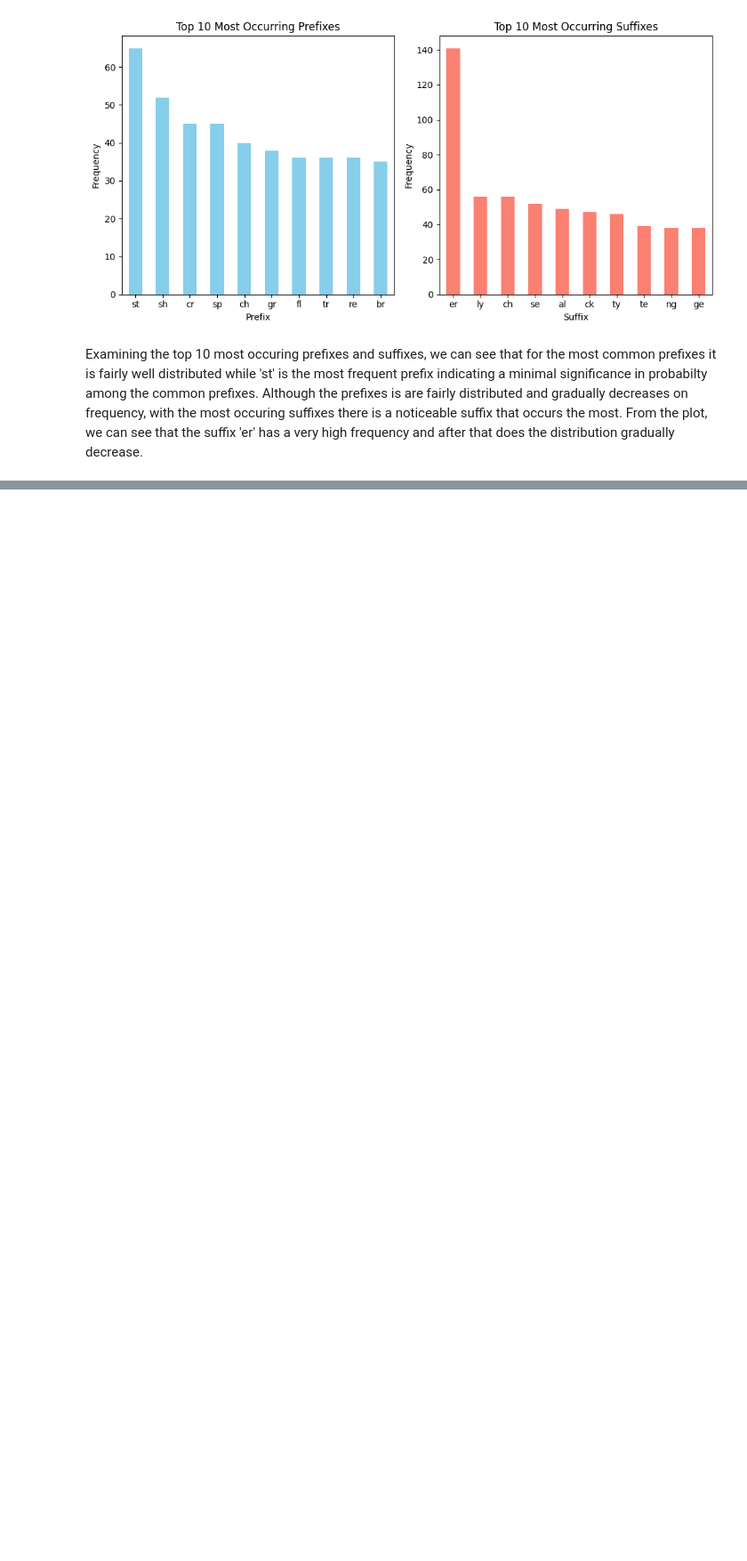
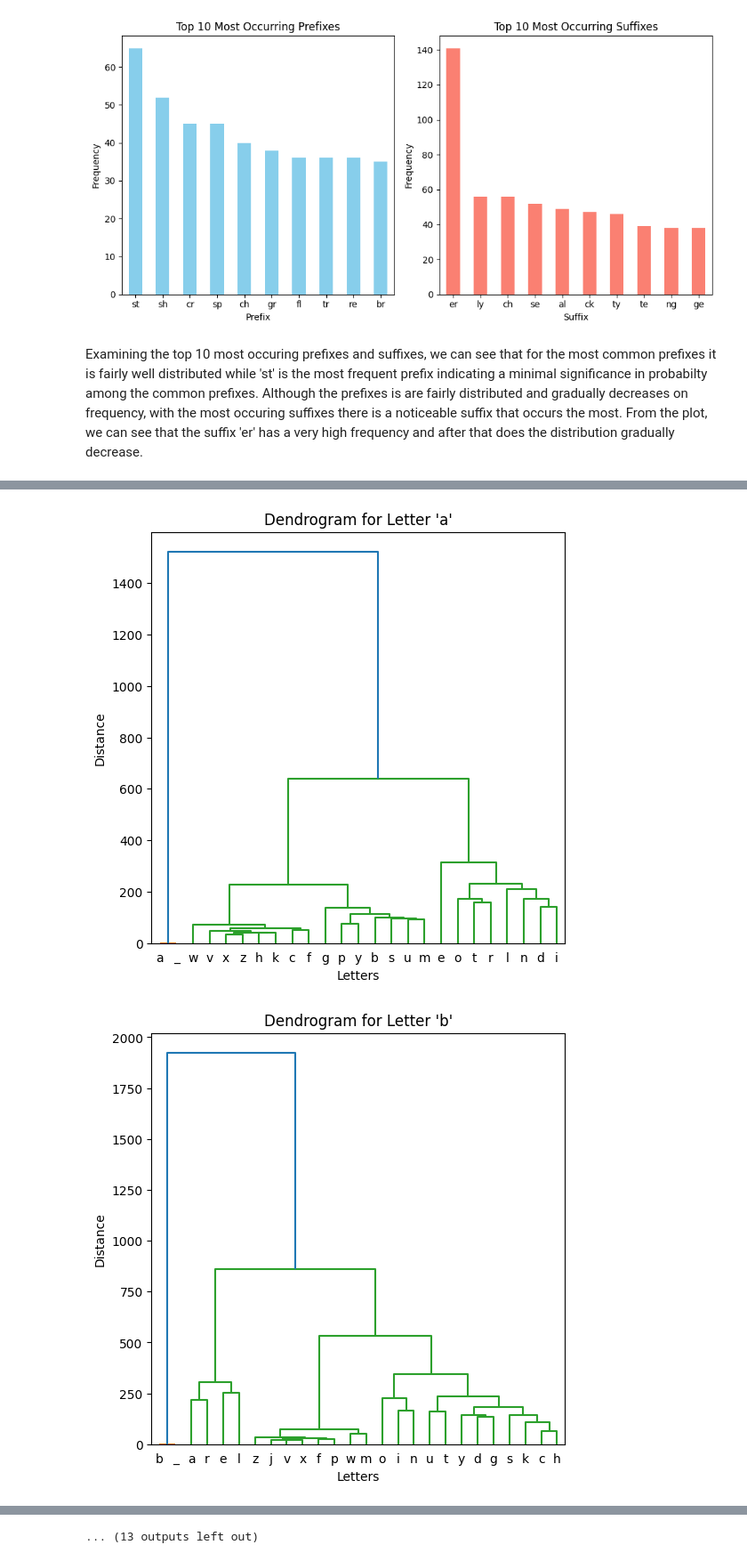
Before and after one commit to Dom17Pham/WordleMe, a Jupyter notebook: WordleAnalysis.ipynb, the cells around one changed output, grey strips where cells are left out. Shown at 89% size. Cells and saved outputs as stored; diff of their text form; code cells hidden in the pictures; blank space fills up the shorter version.

```diff
--- a/WordleAnalysis.ipynb
+++ b/WordleAnalysis.ipynb
@@ -196,0 +229,33 @@ Examining the top 10 most occuring prefixes and suffixes, we can see that for th
+# %%
+from scipy.cluster import hierarchy
+from scipy.spatial.distance import pdist, squareform
+import numpy as np
+
+# Function to calculate co-occurrence matrix for a letter
+def calculate_co_occurrence_matrix(prefix_suffix_pairs):
+    unique_pairs = list(set([pair for sublist in prefix_suffix_pairs for pair in sublist]))
+    co_occurrence_matrix = np.zeros((len(unique_pairs), len(unique_pairs)))
+    pair_to_index = {pair: index for index, pair in enumerate(unique_pairs)}
+    for pairs in prefix_suffix_pairs:
+        indices = [pair_to_index[pair] for pair in pairs]
+        co_occurrence_matrix[np.ix_(indices, indices)] += 1
+    return co_occurrence_matrix, unique_pairs
+
+# Function to plot dendrogram for each letter
+def plot_dendrogram(letter, co_occurrence_matrix, unique_pairs):
+    plt.figure(figsize=(6, 6))
+    plt.title(f"Dendrogram for Letter '{letter}'")
+    dendrogram = hierarchy.dendrogram(hierarchy.linkage(co_occurrence_matrix, method='ward'), labels=unique_pairs)
+    plt.ylabel("Distance")
+    plt.xlabel("Letters")
+    plt.xticks(rotation=0)
+    plt.show()
+
+# Iterate over each letter and plot dendrogram
+for letter in WordleSolutions['word'].str[0].unique():
+    prefix_suffix_pairs = WordleSolutions[WordleSolutions['word'].str[0] == letter]['prefix-suffix_pairs'].explode().unique()
+    co_occurrence_matrix, unique_pairs = calculate_co_occurrence_matrix(prefix_suffix_pairs)
+    plot_dendrogram(letter, co_occurrence_matrix, unique_pairs)
+# %% [output]
+[figure, added]
+[figure, added]
@@ -196,0 +272 @@ Examining the top 10 most occuring prefixes and suffixes, we can see that for th
+... (13 outputs left out)
```
Also changed, not shown: parts of 7 cells of this notebook.
